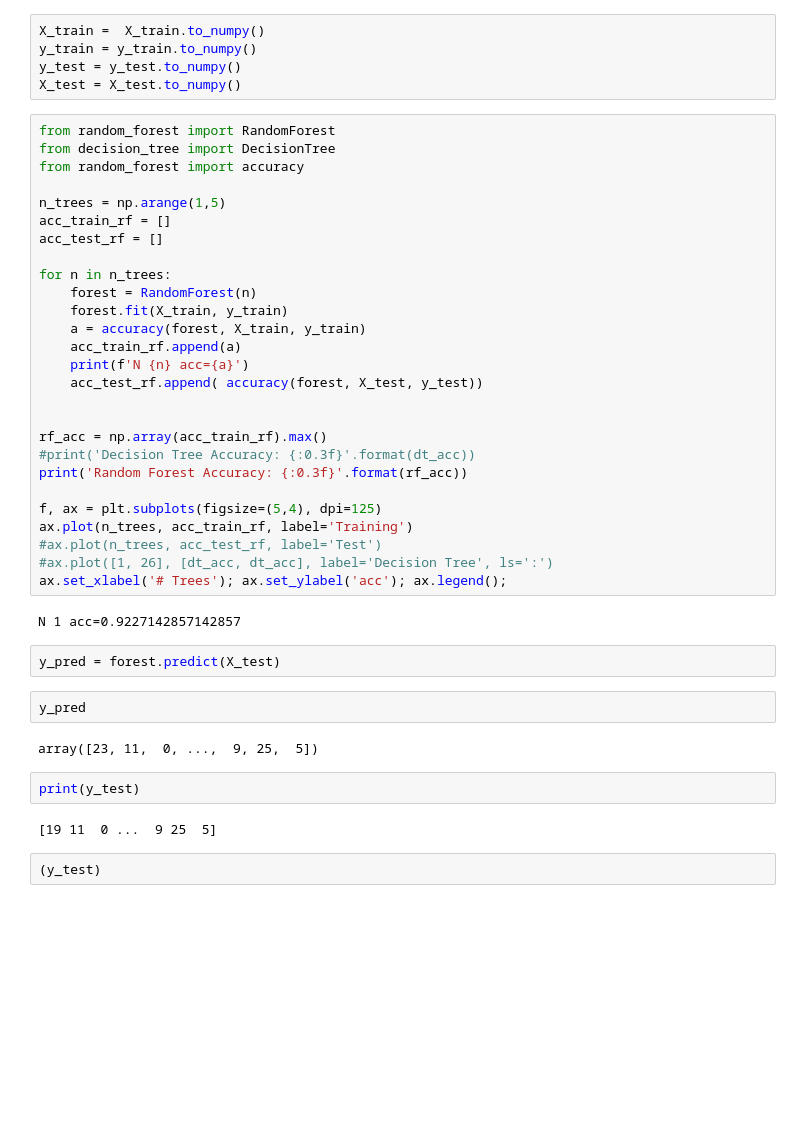
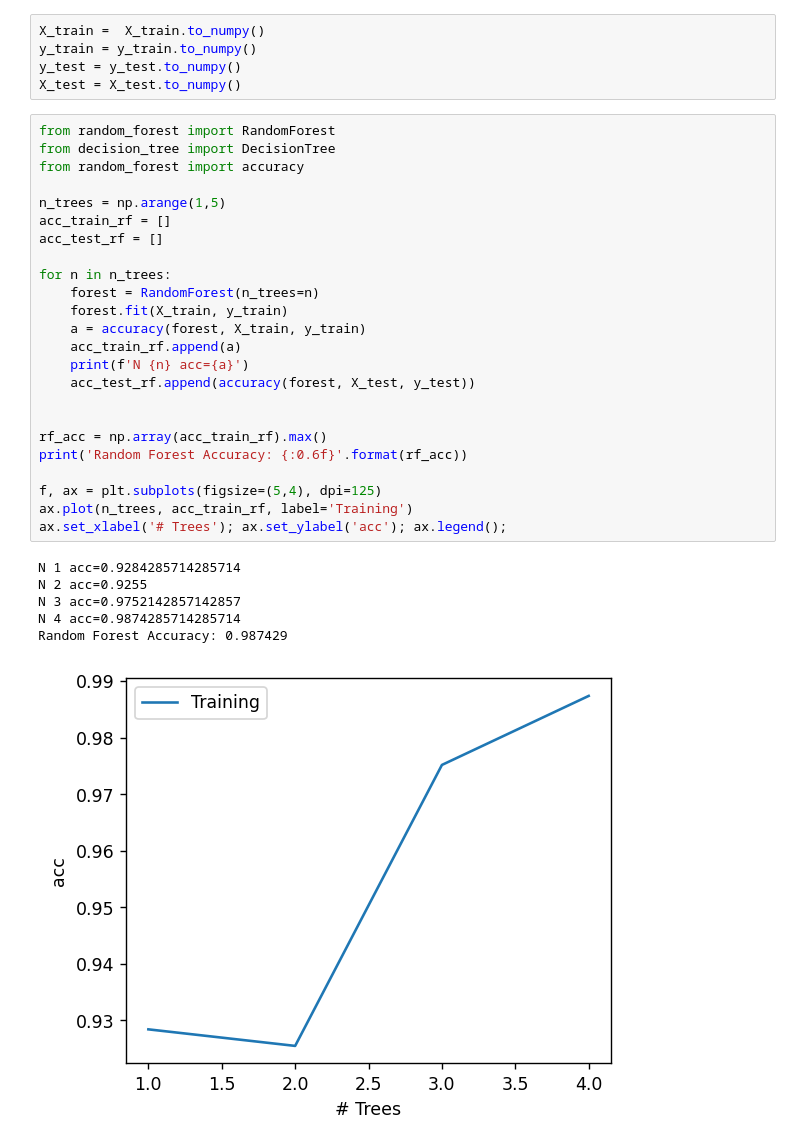
Before and after one commit to whoismuch/linear-models, a Jupyter notebook: linear-models-random-forest.ipynb, the cells around one changed output. Cells and saved outputs as stored; diff of their text form; blank space fills up the shorter version.

```diff
--- a/linear-models-random-forest.ipynb
+++ b/linear-models-random-forest.ipynb
@@ -43,42 +43,32 @@ X_test = X_test.to_numpy()
 # %%
 from random_forest import RandomForest
 from decision_tree import DecisionTree
 from random_forest import accuracy
 
 n_trees = np.arange(1,5)
 acc_train_rf = []
 acc_test_rf = []
 
 for n in n_trees:
-    forest = RandomForest(n)
+    forest = RandomForest(n_trees=n)
     forest.fit(X_train, y_train)
     a = accuracy(forest, X_train, y_train)
     acc_train_rf.append(a)
     print(f'N {n} acc={a}')
-    acc_test_rf.append( accuracy(forest, X_test, y_test))
+    acc_test_rf.append(accuracy(forest, X_test, y_test))
 
 
 rf_acc = np.array(acc_train_rf).max()
-#print('Decision Tree Accuracy: {:0.3f}'.format(dt_acc))
-print('Random Forest Accuracy: {:0.3f}'.format(rf_acc))
+print('Random Forest Accuracy: {:0.6f}'.format(rf_acc))
 
 f, ax = plt.subplots(figsize=(5,4), dpi=125)
 ax.plot(n_trees, acc_train_rf, label='Training')
-#ax.plot(n_trees, acc_test_rf, label='Test')
-#ax.plot([1, 26], [dt_acc, dt_acc], label='Decision Tree', ls=':')
 ax.set_xlabel('# Trees'); ax.set_ylabel('acc'); ax.legend();
 # %% [output]
-N 1 acc=0.9227142857142857
+N 1 acc=0.9284285714285714
+N 2 acc=0.9255
+N 3 acc=0.9752142857142857
+N 4 acc=0.9874285714285714
+Random Forest Accuracy: 0.987429
+[figure, added]
-# %%
-y_pred = forest.predict(X_test)
-# %%
-y_pred
-# %% [output]
-array([23, 11,  0, ...,  9, 25,  5])
-# %%
-print(y_test)
-# %% [output]
-[19 11  0 ...  9 25  5]
-# %%
-(y_test)
 # %%
```
Also changed, not shown: parts of 4 cells of this notebook, 1 other file.
